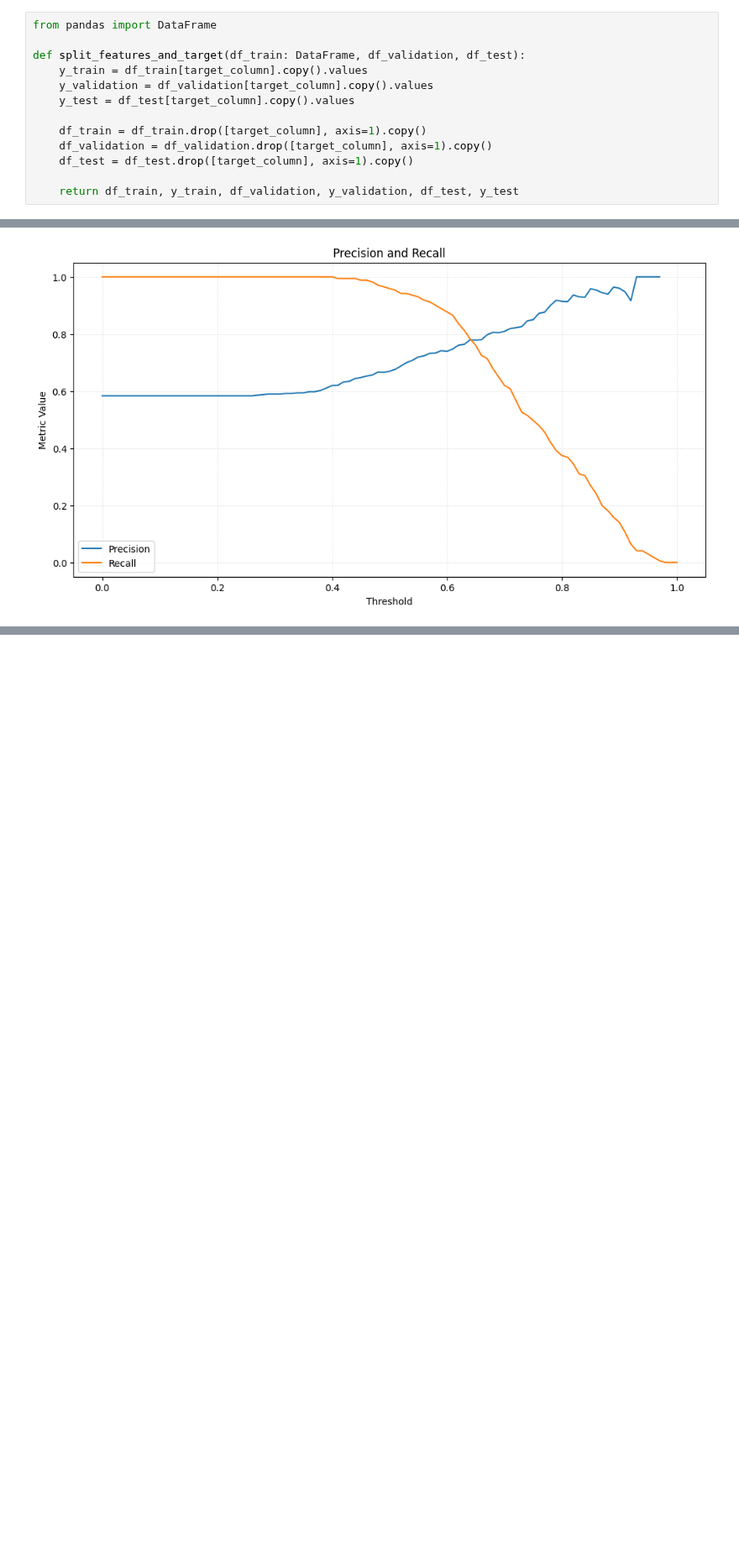
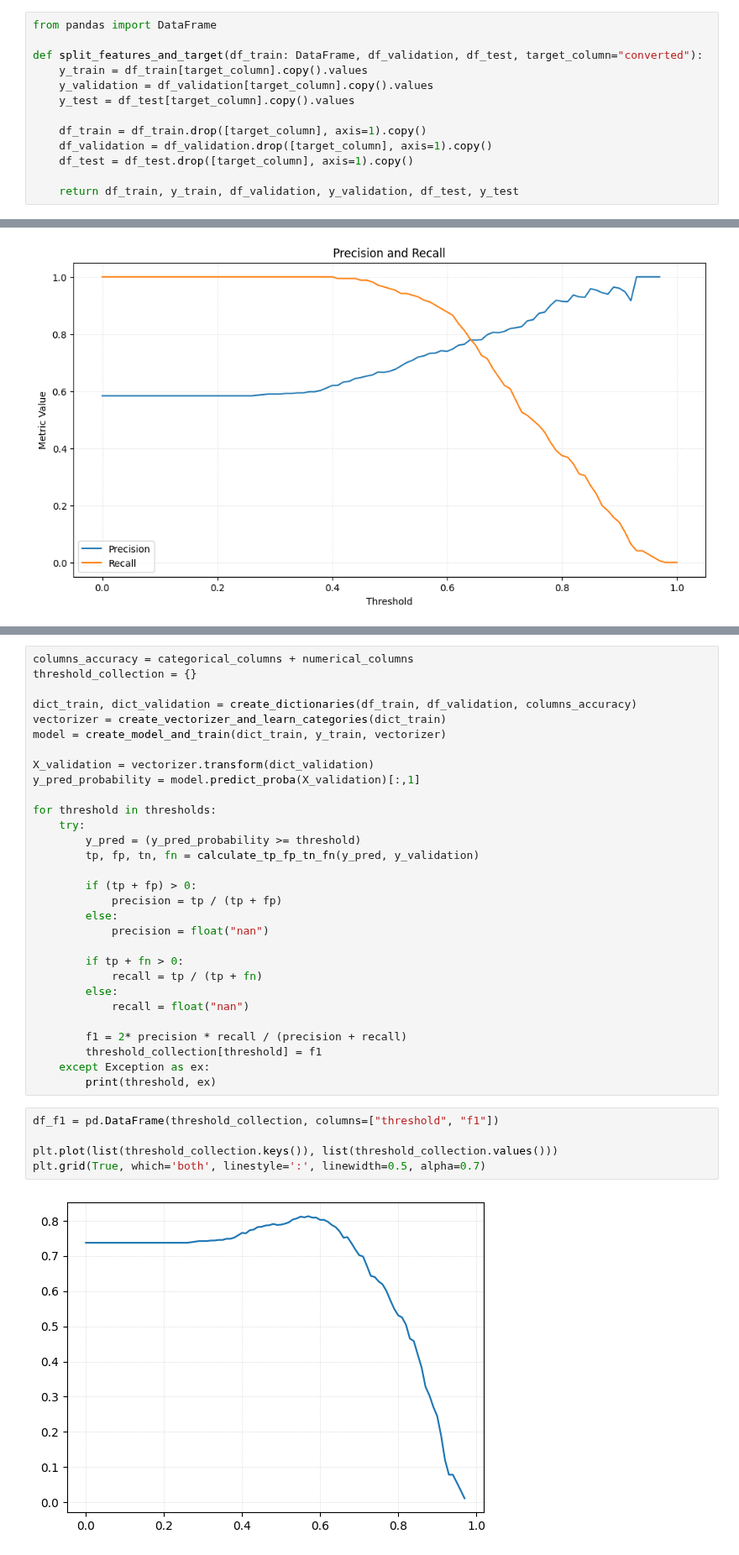
Before and after one commit to ArkadiyShuvaev/machine-learning-zoomcamp, a Jupyter notebook: src/04-evaluation/04-hw.ipynb, the cells around one changed output, grey strips where cells are left out. Shown at 84% size. Saved outputs shown, nothing was run; the diff lists cells and outputs as text; blank space fills up the shorter version.

```diff
--- a/src/04-evaluation/04-hw.ipynb
+++ b/src/04-evaluation/04-hw.ipynb
@@ -102,7 +102,7 @@ numerical_columns = ["interaction_count", "lead_score", "number_of_courses_viewe
 # %%
 from pandas import DataFrame
 
-def split_features_and_target(df_train: DataFrame, df_validation, df_test):
+def split_features_and_target(df_train: DataFrame, df_validation, df_test, target_column="converted"):
     y_train = df_train[target_column].copy().values
     y_validation = df_validation[target_column].copy().values
     y_test = df_test[target_column].copy().values
@@ -424,0 +410,37 @@ plt.show()
+# %%
+columns_accuracy = categorical_columns + numerical_columns
+threshold_collection = {}
+
+dict_train, dict_validation = create_dictionaries(df_train, df_validation, columns_accuracy)
+vectorizer = create_vectorizer_and_learn_categories(dict_train)
+model = create_model_and_train(dict_train, y_train, vectorizer)
+
+X_validation = vectorizer.transform(dict_validation)
+y_pred_probability = model.predict_proba(X_validation)[:,1]
+
+for threshold in thresholds:
+    try:
+        y_pred = (y_pred_probability >= threshold)
+        tp, fp, tn, fn = calculate_tp_fp_tn_fn(y_pred, y_validation)
+
+        if (tp + fp) > 0:
+            precision = tp / (tp + fp)
+        else:
+            precision = float("nan")
+
+        if tp + fn > 0:
+            recall = tp / (tp + fn)
+        else:
+            recall = float("nan")
+
+        f1 = 2* precision * recall / (precision + recall)
+        threshold_collection[threshold] = f1
+    except Exception as ex:
+        print(threshold, ex)
+# %%
+df_f1 = pd.DataFrame(threshold_collection, columns=["threshold", "f1"])
+
+plt.plot(list(threshold_collection.keys()), list(threshold_collection.values()))
+plt.grid(True, which='both', linestyle=':', linewidth=0.5, alpha=0.7)
+# %% [output]
+[figure, added]
```
Also changed, not shown: parts of 8 cells of this notebook.
